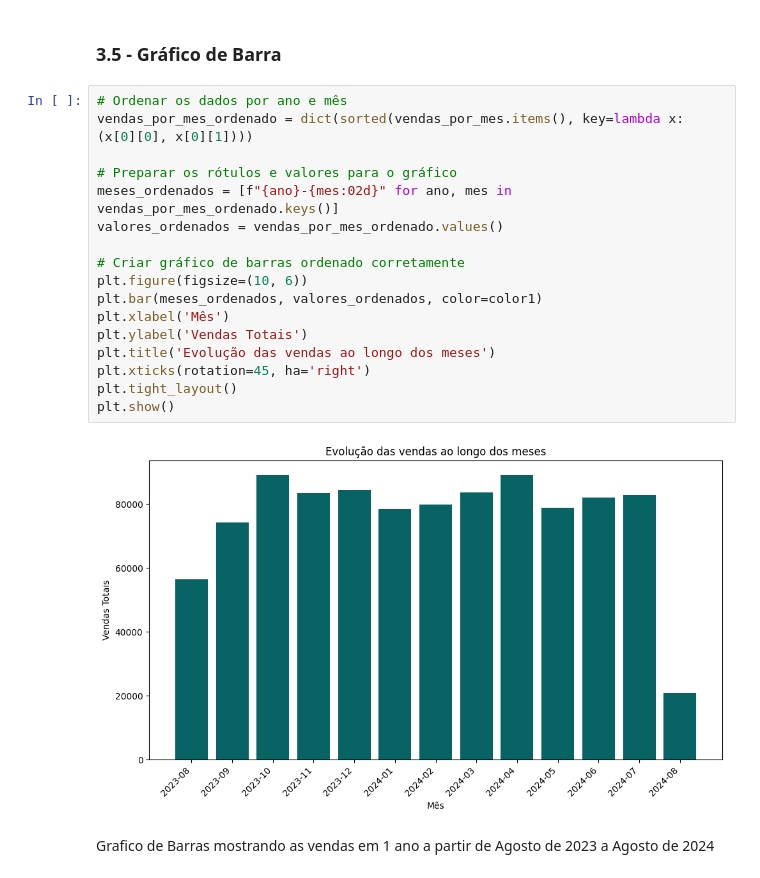
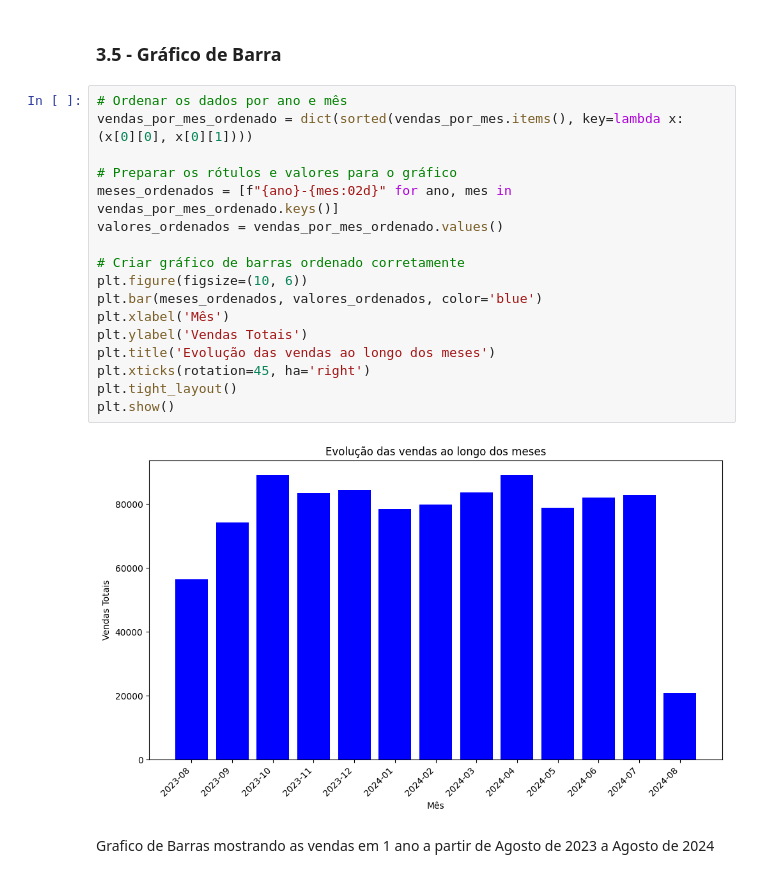
Before and after one commit to rianss12/Desafio-senhasegura, a Jupyter notebook: desafioj.ipynb, the cells around one changed output. Cells and saved outputs as stored; diff of their text form.

```diff
--- a/desafioj.ipynb
+++ b/desafioj.ipynb
@@ -223,22 +204,22 @@ Curitiba é a cidade com a maior quantidade de compras
 # %%
 # Ordenar os dados por ano e mês
 vendas_por_mes_ordenado = dict(sorted(vendas_por_mes.items(), key=lambda x: (x[0][0], x[0][1])))
 
 # Preparar os rótulos e valores para o gráfico
 meses_ordenados = [f"{ano}-{mes:02d}" for ano, mes in vendas_por_mes_ordenado.keys()]
 valores_ordenados = vendas_por_mes_ordenado.values()
 
 # Criar gráfico de barras ordenado corretamente
 plt.figure(figsize=(10, 6))
-plt.bar(meses_ordenados, valores_ordenados, color=color1)
+plt.bar(meses_ordenados, valores_ordenados, color='blue')
 plt.xlabel('Mês')
 plt.ylabel('Vendas Totais')
 plt.title('Evolução das vendas ao longo dos meses')
 plt.xticks(rotation=45, ha='right')
 plt.tight_layout()
 plt.show()
 # %% [output]
-[figure, old version]
+[figure, new version]
 # %% [markdown]
 Grafico de Barras mostrando as vendas em 1 ano a partir de Agosto de 2023 a Agosto de 2024
 # %% [markdown]
```
Also changed, not shown: parts of 2 cells of this notebook.
